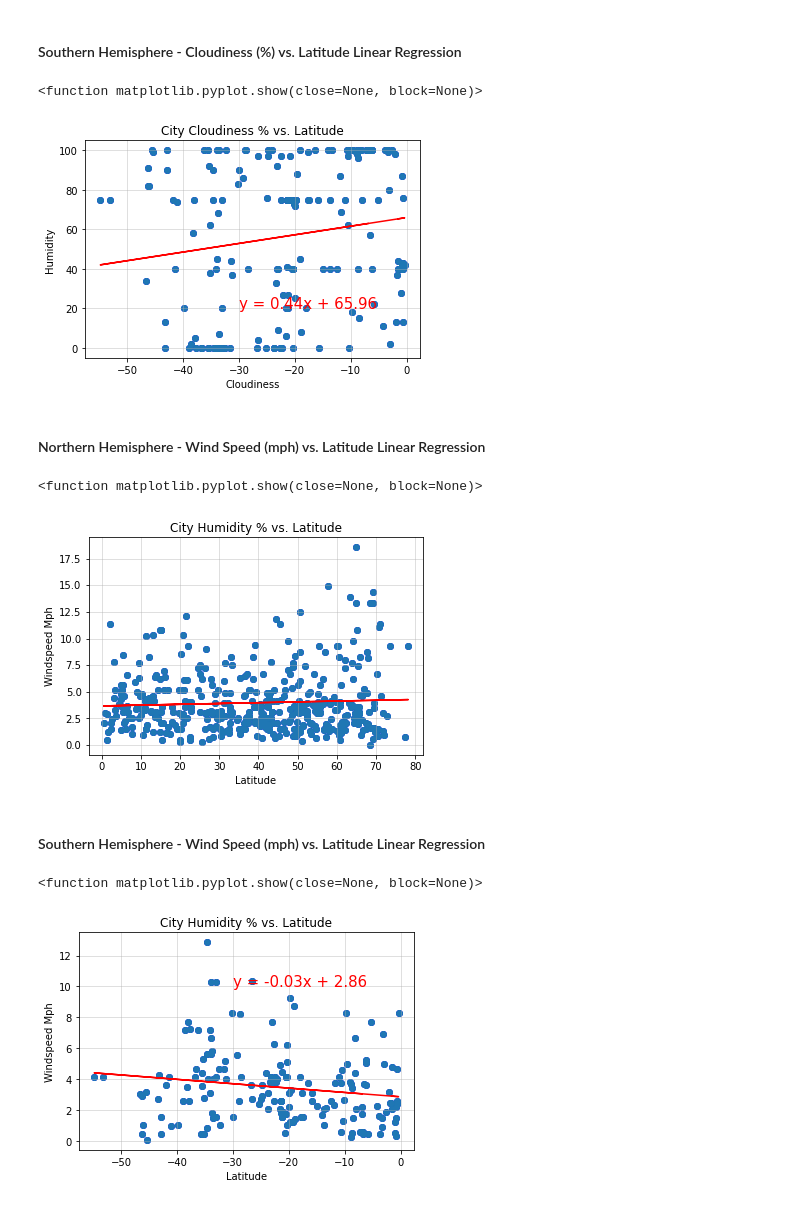
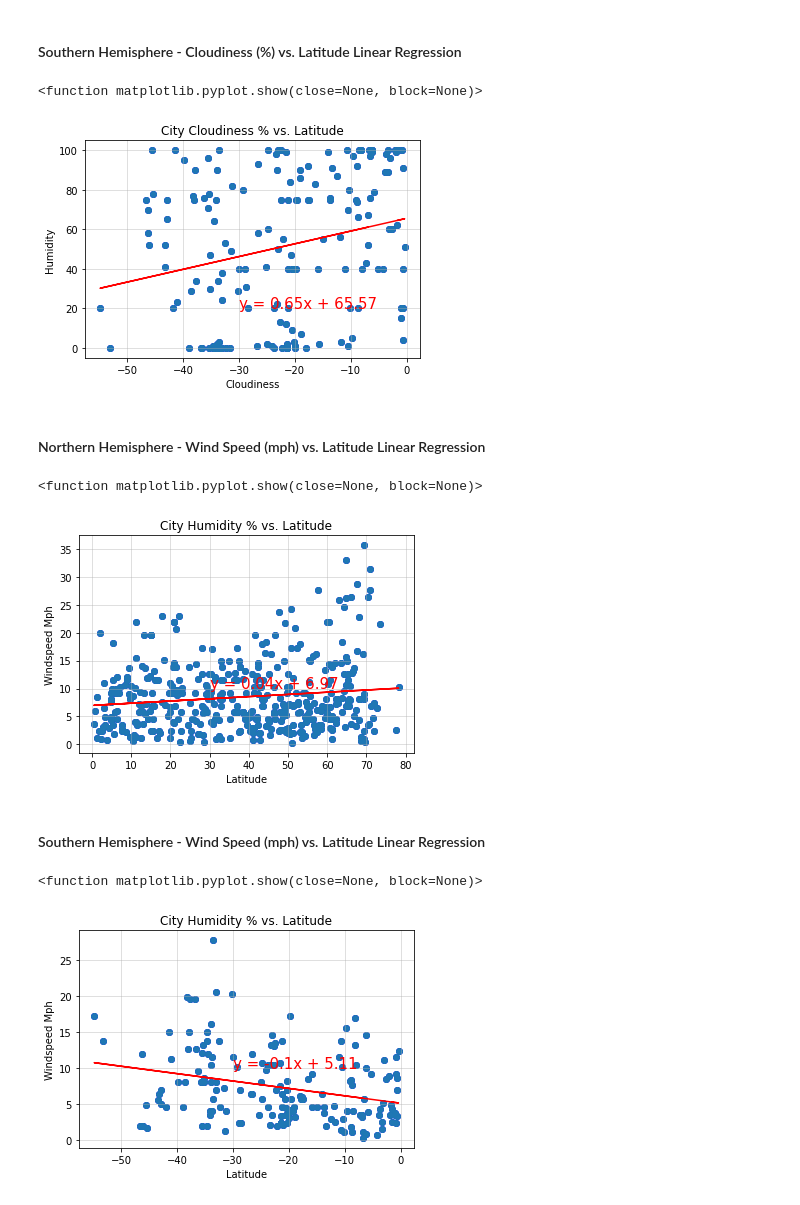
Before and after one commit to kevinsmith78/python-api-challenge, a Jupyter notebook: WeatherPy.ipynb, the cells around one changed output. Drawn from its saved outputs; the diff is of its cells as text; code cells hidden in the pictures.

```diff
--- a/WeatherPy.ipynb
+++ b/WeatherPy.ipynb
@@ -62,6 +62,7 @@ units ="imperial"
 * Perform a weather check on each city using a series of successive API calls.
 * Include a print log of each city as it'sbeing processed (with the city number and city name).
 # %%
-query_url = weather_url + "appid=" + weather_api_key + "&q=" + city
+#Develop query_url
+query_url = weather_url + "appid=" + weather_api_key + "&q=" + city + "&units=" + units
 query_url
 # %% [output]
@@ -101,10 +120,10 @@ i = 1
 
 print (f"Beginning Data Retrival")
 print ("-------------------------")
-
+# Append List
 for city in cities:
     city=city
-    query_url = weather_url + "appid=" + weather_api_key + "&q=" + city
+    query_url = weather_url + "appid=" + weather_api_key + "&units=" + units +"&q=" + city
     w_json =requests.get(query_url).json()
 
     try:
@@ -114,7 +133,7 @@ for city in cities:
         c_lat.append(w_json["coord"]["lat"])
         c_lon.append(w_json ["coord"]["lon"])
         temp_max.append(w_json["main"]["temp_max"])
-        temp.append(w_json ["main"]["temp"])
+        #temp.append(w_json ["main"]["temp"])
         humid.append(w_json ["main"]["humidity"])
         cloud.append(w_json ["clouds"]["all"])
         wind.append(w_json ["wind"]["speed"])
@@ -147,7 +166,7 @@ Processing record 599 | Gorontalo
 * Display the DataFrame
 # %%
 # Convert to Dataframe
-weather_d= {'City Name': city_name,'Country': c_country,'Cloudiness': cloud,'Lat':c_lat,'Long':c_lon,'Humidity':humid,'Windspeed':wind,'Temperature': temp}
+weather_d= {'City Name': city_name,'Country': c_country,'Cloudiness': cloud,'Lat':c_lat,'Long':c_lon,'Humidity':humid,'Windspeed':wind,'Temperature': temp_max}
 weather_df =pd.DataFrame(weather_d, columns=('City Name','Country','Cloudiness','Lat','Long','Humidity', 'Windspeed','Temperature'))
 weather_df
 # %% [output]
@@ -388,7 +408,7 @@ plt.annotate(line_eq,(-30,20),fontsize=15,color="red")
 plt.show
 # %% [output]
 <function matplotlib.pyplot.show(close=None, block=None)>
-[figure, old version]
+[figure, new version]
 # %% [markdown]
 ####  Northern Hemisphere - Wind Speed (mph) vs. Latitude Linear Regression
 # %%
@@ -397,19 +417,19 @@ n_laty = northern ['Lat']
 # %%
 plt.scatter(northern["Lat"], northern["Windspeed"], facecolor ="blue")
 plt.title(f"City Humidity % vs. Latitude")
 plt.xlabel('Latitude')
 plt.ylabel('Windspeed Mph')
 plt.grid(alpha = 0.5)
 (slope, intercept, rvalue, pvalue, stderr) = linregress(n_laty,n_windx)
 regress_values = n_laty * slope + intercept
 line_eq = "y = " + str(round(slope,2)) + "x + " + str(round(intercept,2))
 plt.scatter(n_laty,n_windx,)
 plt.plot(n_laty,regress_values,"r-")
-plt.annotate(line_eq,(30,20),fontsize=15,color="red")
+plt.annotate(line_eq,(30,10),fontsize=15,color="red")
 plt.show
 # %% [output]
 <function matplotlib.pyplot.show(close=None, block=None)>
-[figure, old version]
+[figure, new version]
 # %% [markdown]
 ####  Southern Hemisphere - Wind Speed (mph) vs. Latitude Linear Regression
 # %%
@@ -430,4 +450,4 @@ plt.annotate(line_eq,(-30,10),fontsize=15,color="red")
 plt.show
 # %% [output]
 <function matplotlib.pyplot.show(close=None, block=None)>
-[figure, old version]
+[figure, new version]
```
Also changed, not shown: parts of 15 cells of this notebook, 6 other files.
